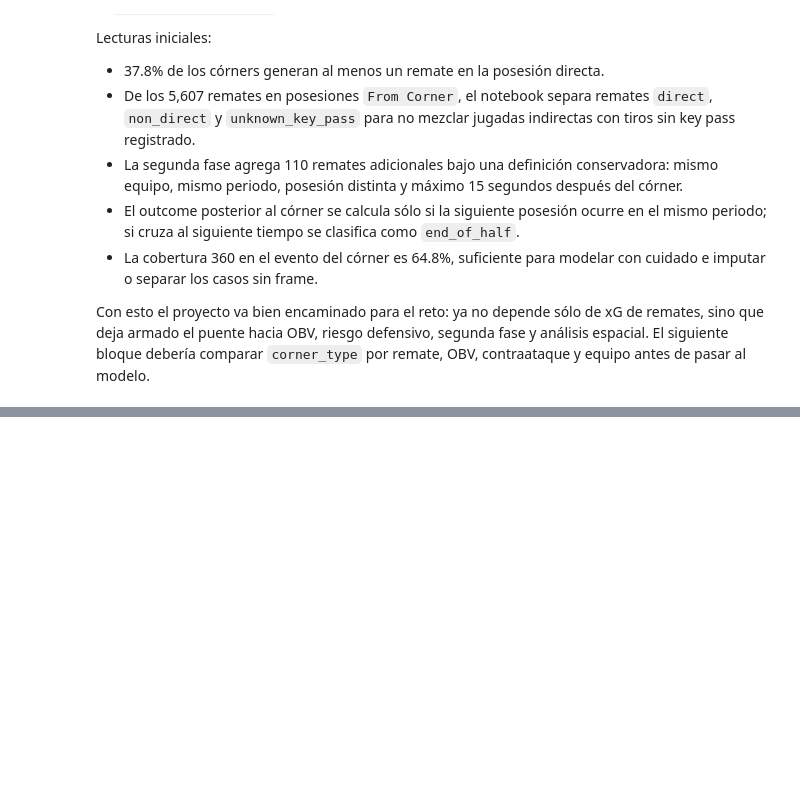
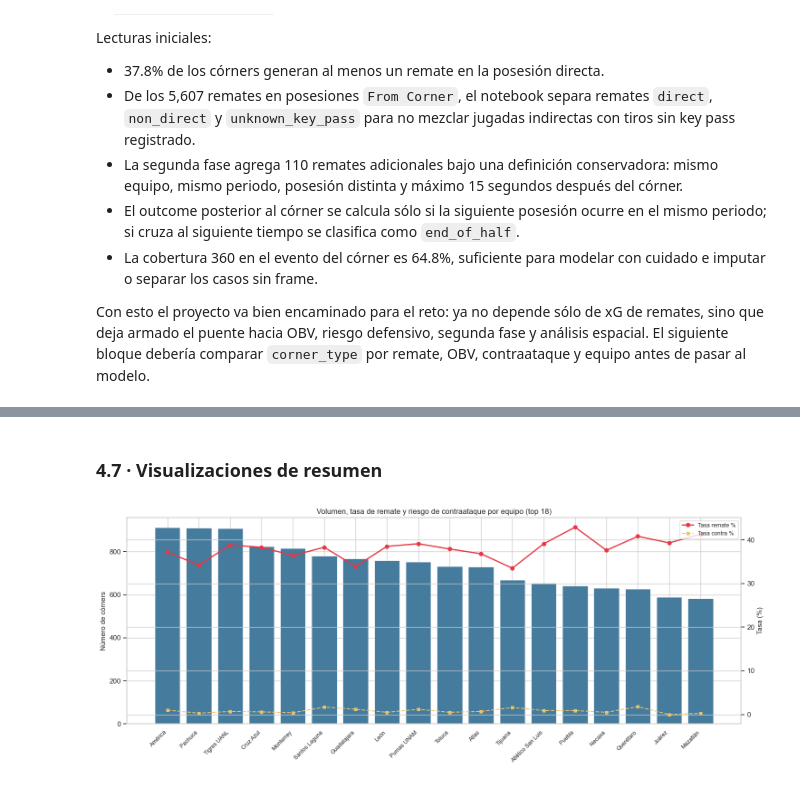
Before and after one commit to Andresaf03/corner-analysis-liga-mx, a Jupyter notebook: analysis.ipynb, the cells around one changed output, grey strips where cells are left out. Drawn from its saved outputs; the diff is of its cells as text; code cells hidden in the pictures; blank space fills up the shorter version.

```diff
--- a/analysis.ipynb
+++ b/analysis.ipynb
@@ -822,0 +956,27 @@ Con esto el proyecto va bien encaminado para el reto: ya no depende sólo de xG
+# %%
+# ── 4.2 · Ranking de equipos ──────────────────────────────────────────────
+team_stats = (
+    corner_features
+    .groupby('team', observed=True)
+    .agg(
+        n_corners     = ('id', 'count'),
+        shot_rate     = ('generated_shot', 'mean'),
+        counter_rate  = ('led_to_counter', 'mean'),
+        retained_rate = ('sequence_outcome', lambda x: (x == 'retained').mean()),
+        obv_mean      = ('obv_total_net', 'mean'),
+        xg_mean       = ('seq_max_xg', lambda x: x.fillna(0).mean()),
+        xg_total      = ('seq_max_xg', lambda x: x.fillna(0).sum()),
+    )
+    .reset_index()
+    .sort_values('xg_mean', ascending=False)
+)
+for col in ['shot_rate', 'counter_rate', 'retained_rate']:
+    team_stats[col] = (team_stats[col] * 100).round(1)
+team_stats[['obv_mean', 'xg_mean']] = team_stats[['obv_mean', 'xg_mean']].round(4)
+team_stats['xg_total'] = team_stats['xg_total'].round(2)
+
+print('Top 10 por xG medio/córner:')
+print(team_stats.head(10).to_string(index=False))
+print()
+print('Bottom 5 (menor efectividad):')
+print(team_stats.tail(5).to_string(index=False))
@@ -822,0 +1179,21 @@ Con esto el proyecto va bien encaminado para el reto: ya no depende sólo de xG
+# %% [markdown]
+### 4.7 · Visualizaciones de resumen
+# %%
+# ── Volumen, tasa de remate y riesgo por equipo (top 18) ─────────────────────
+top18 = team_stats.nlargest(18, 'n_corners').reset_index(drop=True)
+
+fig, ax = plt.subplots(figsize=(15, 6))
+ax.bar(top18['team'], top18['n_corners'], color='#457b9d', edgecolor='white', linewidth=0.4)
+ax2 = ax.twinx()
+ax2.plot(range(len(top18)), top18['shot_rate'],    'o-', color='#e63946', lw=2, ms=6, label='Tasa remate %')
+ax2.plot(range(len(top18)), top18['counter_rate'], 's--', color='#e9c46a', lw=1.5, ms=5, label='Tasa contra %')
+ax.set_ylabel('Número de córners', fontsize=11)
+ax2.set_ylabel('Tasa (%)', fontsize=11)
+ax.set_xticklabels(top18['team'], rotation=45, ha='right', fontsize=9)
+ax2.legend(fontsize=9, loc='upper right')
+ax.set_title('Volumen, tasa de remate y riesgo de contraataque por equipo (top 18)', fontsize=12)
+plt.tight_layout()
+plt.savefig('figures/team_corner_volume.png', dpi=150, bbox_inches='tight')
+plt.show()
+# %% [output]
+[figure, added]
```
Also changed, not shown: parts of 42 cells of this notebook, 7 other files.
